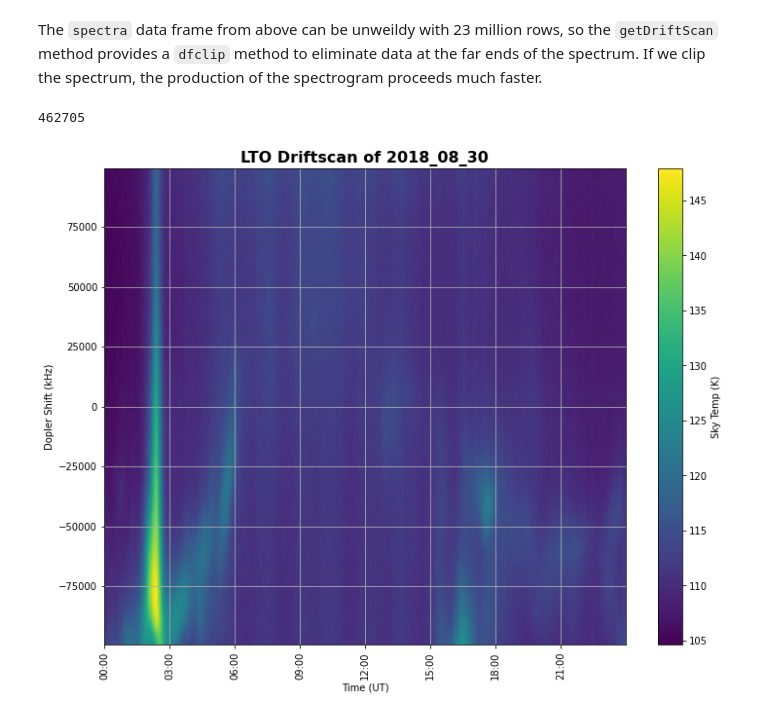
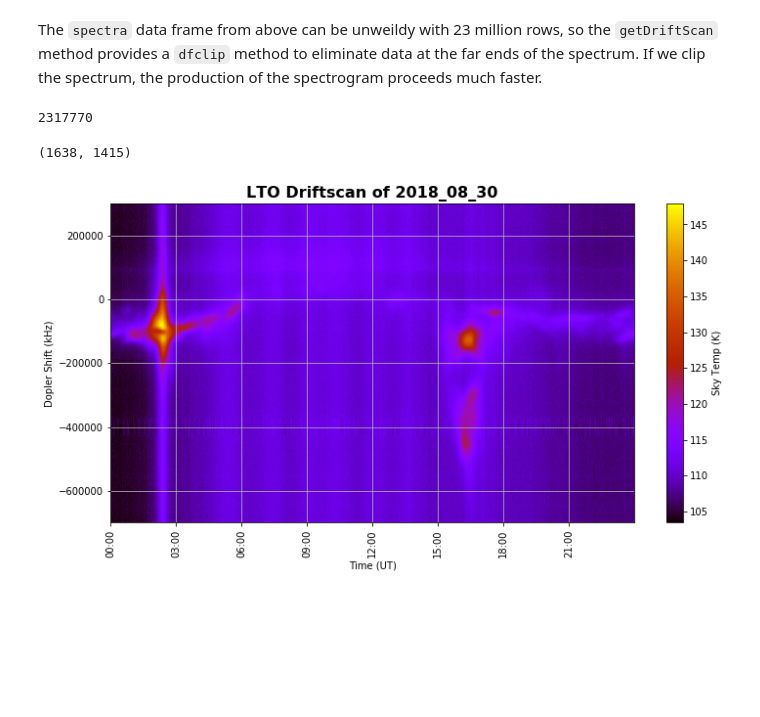
Before and after one commit to kevinmcmanus/lto_utils, a Jupyter notebook: lto_data.ipynb, the cells around one changed output. Saved outputs shown, nothing was run; the diff lists cells and outputs as text; code cells hidden in the pictures; blank space fills up the shorter version.

```diff
--- a/lto_data.ipynb
+++ b/lto_data.ipynb
@@ -86,0 +59,4 @@ lto_file.get_SpectralLine()
+# %%
+obs_dir = '../lto_data' # dir where the observations live
+obs_date = '2018_08_30' # dir of the day's observations
+obs_file = 'LTO-HI-2018-08-30-15-38-43.lto' #a particular minute's observation
@@ -221,8 +201,8 @@ len(spectra)
 # %% [markdown]
 The `spectra` data frame from above can be unweildy with 23 million rows, so the `getDriftScan` method provides a `dfclip` method to eliminate data at the far ends of the spectrum. If we clip the spectrum, the production of the spectrogram proceeds much faster.
 # %%
-#clip to -100 kHz to 100 kHz
-spectra = lto.getDriftScan('lto_data/2018_08_30', dfclip=(-0.1e6, 0.1e6))
+#clip to -700 kHz to 300 kHz
+spectra = getDriftScan(os.path.join(obs_dir, obs_date), dfclip=(-0.7e6, 0.3e6))
 len(spectra)
 # %% [output]
-462705
+2317770
@@ -233,25 +209,34 @@ fmt = mdates.DateFormatter('%H:%M')
 # %%
-#first, get the y axis (dopler freq):
+#make the temperature array dopfreq x time
+
+#sort the spectra data frame
+spectra.sort_values(['dopfreq', 'ts'], inplace=True)
+
+#get the y axis (dopler freq) values: (relies on unique() returning in ascending order)
 dopfreqs = spectra.dopfreq.unique()
 
 # next, get the x-axis which is the time of the observations;
 obs_times = spectra.ts.unique()
 
-#get the sky temp, which we'll plot as a 2D array and transposed;
-skytemp = np.array(spectra.tsky).reshape(len(obs_times), len(dopfreqs)).T
+#make the temperature array
+skytemp = np.array(spectra.tsky).reshape(len(dopfreqs), len(obs_times))
+
+skytemp.shape
+# %% [output]
+(1638, 1415)
 # %%
-fig = plt.figure(figsize=(12,9))
+fig = plt.figure(figsize=(12,6))
 ax = fig.add_subplot()
 
-pcm = ax.pcolormesh( obs_times,  dopfreqs, skytemp)
+pcm = ax.pcolormesh(obs_times, dopfreqs, skytemp,cmap='gnuplot')
 
 fig.colorbar(pcm, label='Sky Temp (K)')
 
 plt.xlabel('Time (UT)')
 plt.gca().xaxis.set_major_formatter(fmt)
 plt.xticks(rotation=90)
 plt.ylabel('Dopler Shift (kHz)')
-plt.title(f'LTO Driftscan of {scan_date}',fontdict={'fontsize':16, 'fontweight':'bold'})
+plt.title(f'LTO Driftscan of {obs_date}',fontdict={'fontsize':16, 'fontweight':'bold'})
 plt.grid()
 # %% [output]
-[figure, old version]
+[figure, new version]
```
Also changed, not shown: parts of 26 cells of this notebook, 1 other file.
